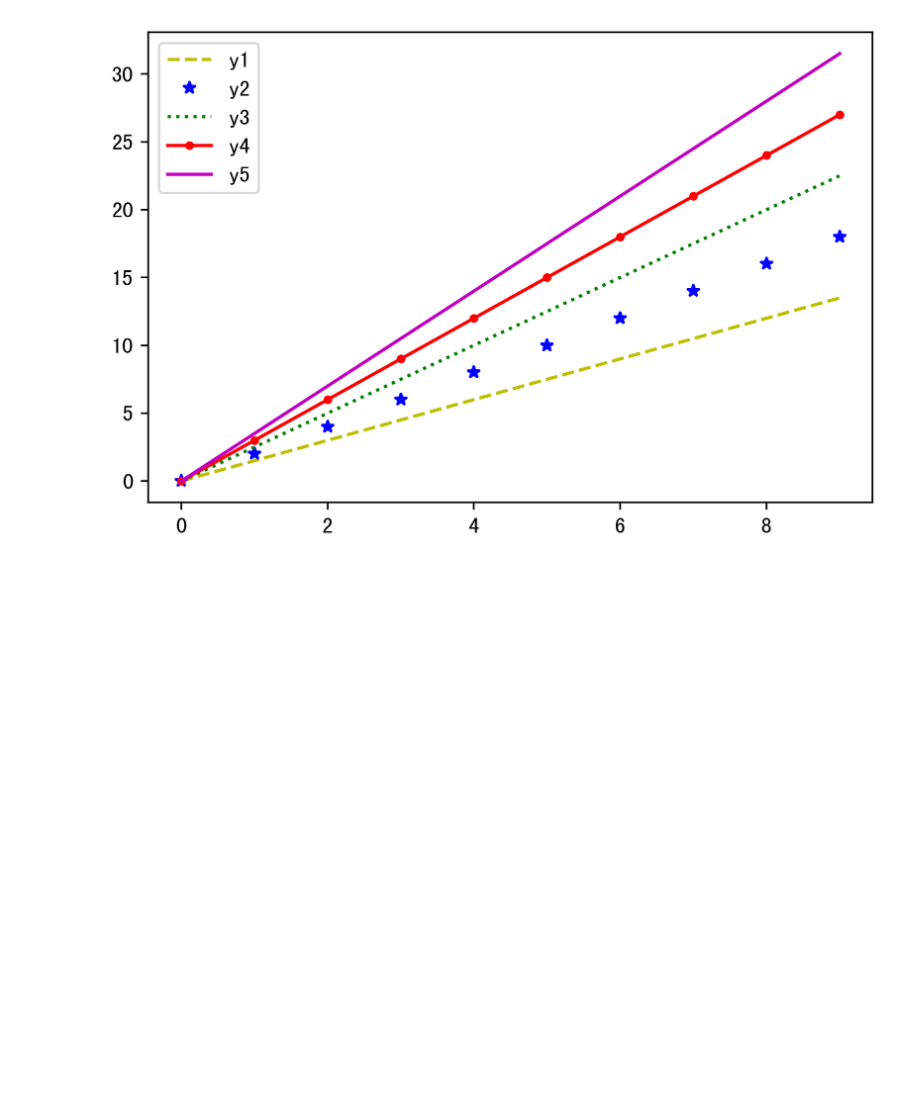
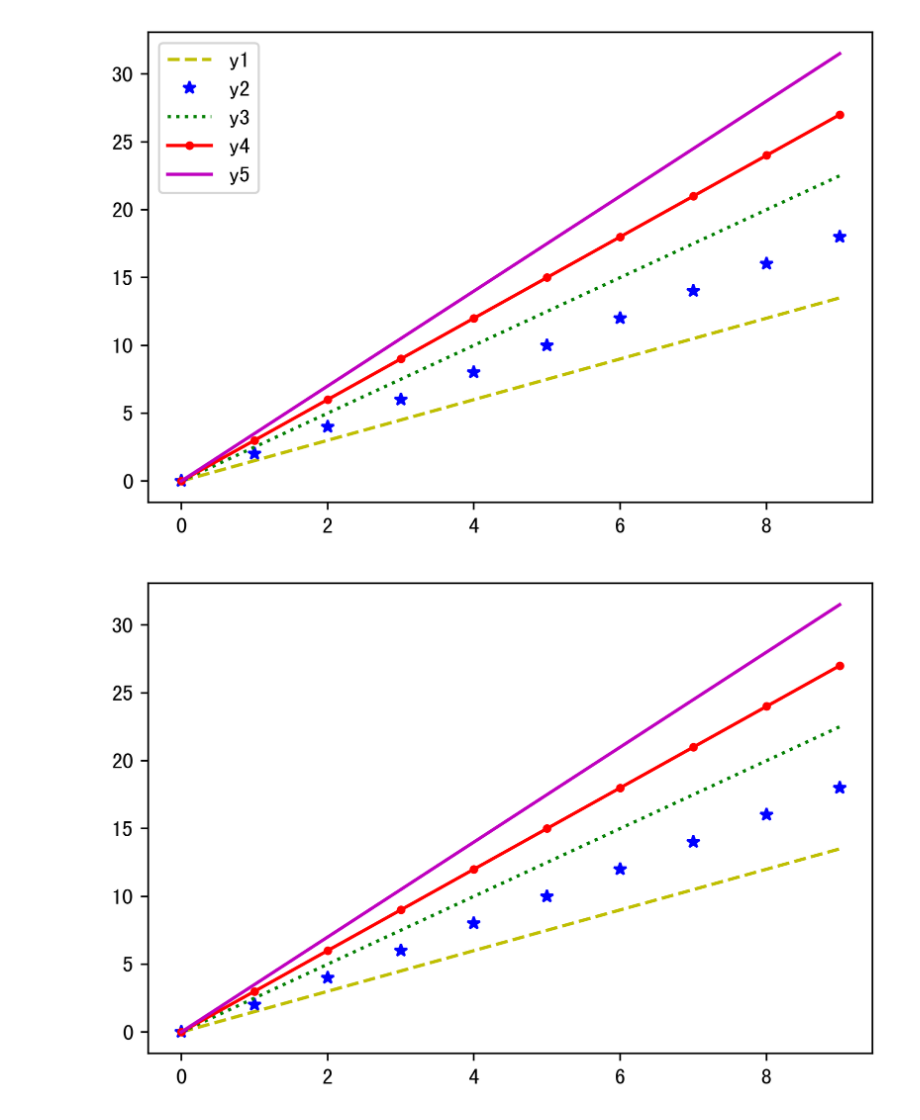
Before and after one commit to Xwoder/MatplotlibNote, a Jupyter notebook: matplotlib_pyplot_plot_3.ipynb, the cells around one changed output. Drawn from its saved outputs; the diff is of its cells as text; code cells hidden in the pictures; blank space fills up the shorter version.

```diff
--- a/matplotlib_pyplot_plot_3.ipynb
+++ b/matplotlib_pyplot_plot_3.ipynb
@@ -23,3 +23,16 @@ plt.show()
 plt.close()
 # %% [output]
 [figure]
+# %%
+fig = plt.figure(dpi=400)
+
+plt.plot(x, y1, 'y--',
+         x, y2, 'b*',
+         x, y3, 'g:',
+         x, y4, 'r.-',
+         x, y5, 'm-')
+
+plt.show()
+plt.close()
+# %% [output]
+[figure, added]
```
